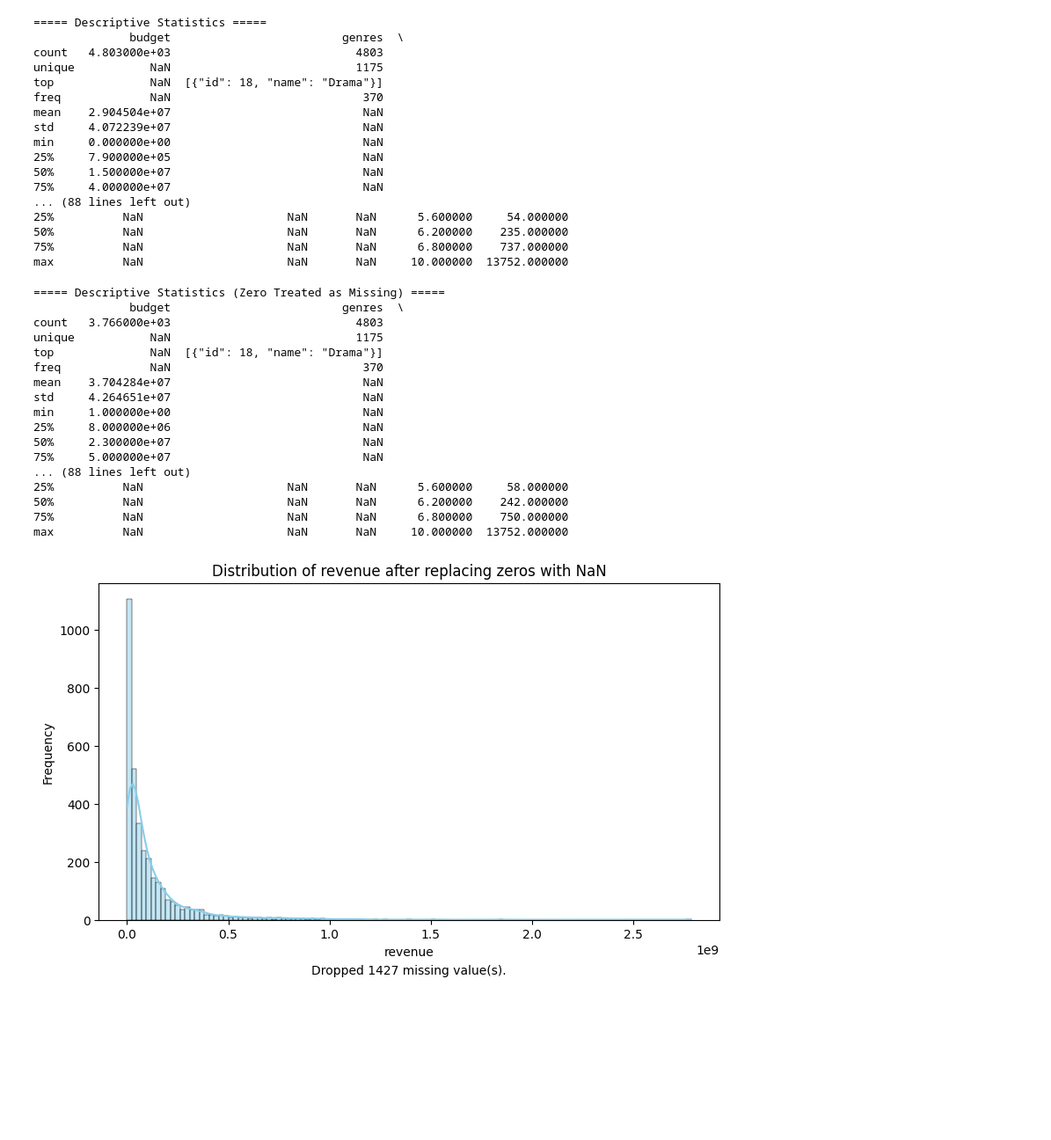
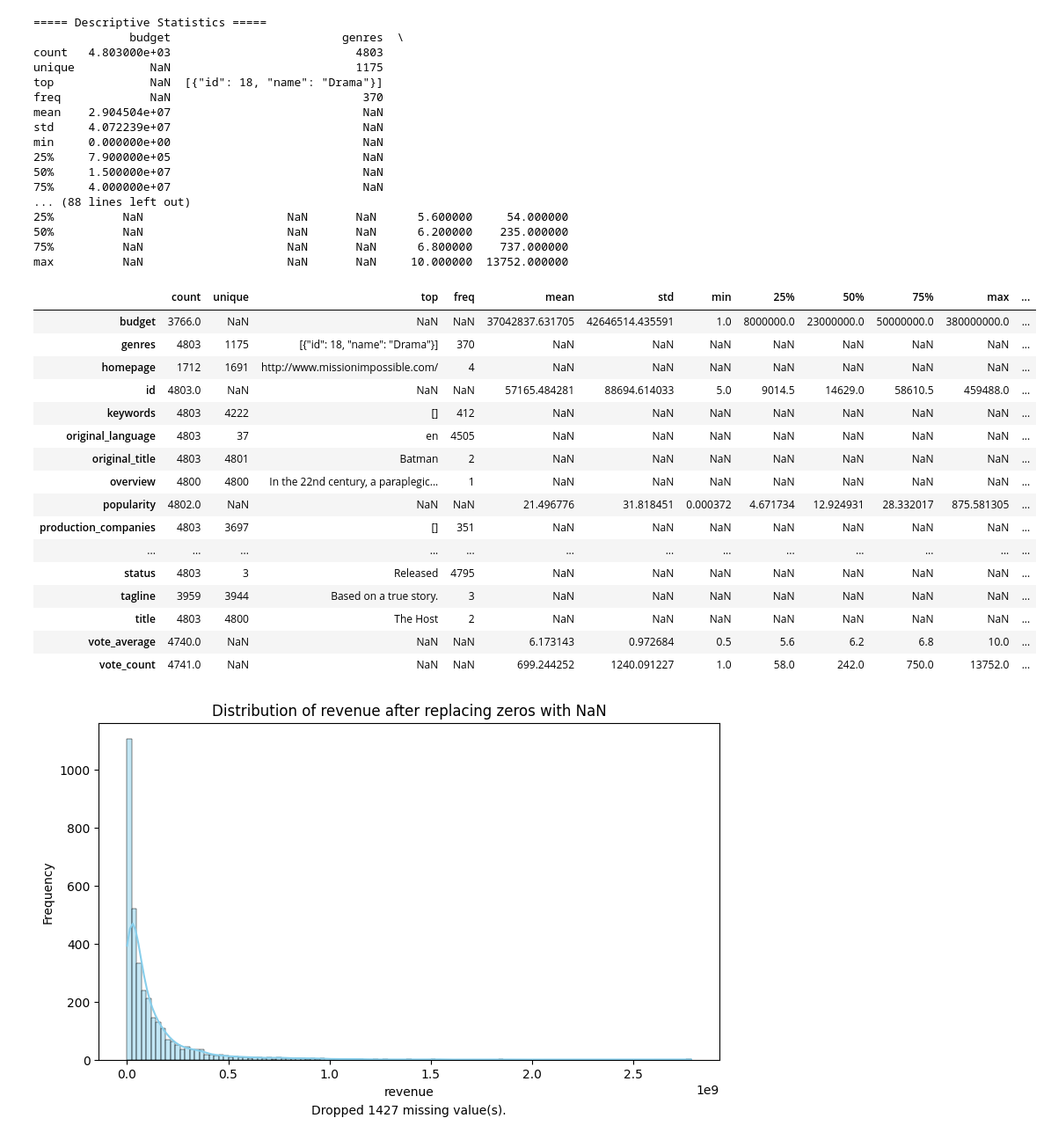
Before and after one commit to gem733/d100project, a Jupyter notebook: eda_cleaning.ipynb, the cells around one changed output. Shown at 88% size. Cells and saved outputs as stored; diff of their text form; code cells hidden in the pictures; blank space fills up the shorter version.

```diff
--- a/eda_cleaning.ipynb
+++ b/eda_cleaning.ipynb
@@ -53,32 +53,32 @@ min     0.000000e+00                            NaN
 75%          NaN                     NaN       NaN      6.800000    737.000000
 max          NaN                     NaN       NaN     10.000000  13752.000000
 # %%
-from d100project.eda._descript_stats_without_zeros import descript_stats_without_zeros
+from d100project.eda._descriptive_stats_table import descriptive_stats_table
 from d100project.data._load_data import load_data
 
 # Load the dataset
 df = load_data()
 
 # Display column names and the data types of each column
-descript_stats_without_zeros(df)
+descriptive_stats_table(df)
 # %% [output]
-===== Descriptive Statistics (Zero Treated as Missing) =====
-              budget                         genres  \
-count   3.766000e+03                           4803
-unique           NaN                           1175
-top              NaN  [{"id": 18, "name": "Drama"}]
-freq             NaN                            370
-mean    3.704284e+07                            NaN
-std     4.264651e+07                            NaN
-min     1.000000e+00                            NaN
-25%     8.000000e+06                            NaN
-50%     2.300000e+07                            NaN
-75%     5.000000e+07                            NaN
-... (88 lines left out)
-25%          NaN                     NaN       NaN      5.600000     58.000000
-50%          NaN                     NaN       NaN      6.200000    242.000000
-75%          NaN                     NaN       NaN      6.800000    750.000000
-max          NaN                     NaN       NaN     10.000000  13752.000000
+|  | count | unique | top | freq | mean | std | min | 25% | 50% | 75% | max | ... |
+| budget | 3766.0 | NaN | NaN | NaN | 37042837.631705 | 42646514.435591 | 1.0 | 8000000.0 | 23000000.0 | 50000000.0 | 380000000.0 | ... |
+| genres | 4803 | 1175 | [{"id": 18, "name": "Drama"}] | 370 | NaN | NaN | NaN | NaN | NaN | NaN | NaN | ... |
+| homepage | 1712 | 1691 | http://www.missionimpossible.com/ | 4 | NaN | NaN | NaN | NaN | NaN | NaN | NaN | ... |
+| id | 4803.0 | NaN | NaN | NaN | 57165.484281 | 88694.614033 | 5.0 | 9014.5 | 14629.0 | 58610.5 | 459488.0 | ... |
+| keywords | 4803 | 4222 | [] | 412 | NaN | NaN | NaN | NaN | NaN | NaN | NaN | ... |
+| original_language | 4803 | 37 | en | 4505 | NaN | NaN | NaN | NaN | NaN | NaN | NaN | ... |
+| original_title | 4803 | 4801 | Batman | 2 | NaN | NaN | NaN | NaN | NaN | NaN | NaN | ... |
+| overview | 4800 | 4800 | In the 22nd century, a paraplegic... | 1 | NaN | NaN | NaN | NaN | NaN | NaN | NaN | ... |
+| popularity | 4802.0 | NaN | NaN | NaN | 21.496776 | 31.818451 | 0.000372 | 4.671734 | 12.924931 | 28.332017 | 875.581305 | ... |
+| production_companies | 4803 | 3697 | [] | 351 | NaN | NaN | NaN | NaN | NaN | NaN | NaN | ... |
+| ... | ... | ... | ... | ... | ... | ... | ... | ... | ... | ... | ... | ... |
+| status | 4803 | 3 | Released | 4795 | NaN | NaN | NaN | NaN | NaN | NaN | NaN | ... |
+| tagline | 3959 | 3944 | Based on a true story. | 3 | NaN | NaN | NaN | NaN | NaN | NaN | NaN | ... |
+| title | 4803 | 4800 | The Host | 2 | NaN | NaN | NaN | NaN | NaN | NaN | NaN | ... |
+| vote_average | 4740.0 | NaN | NaN | NaN | 6.173143 | 0.972684 | 0.5 | 5.6 | 6.2 | 6.8 | 10.0 | ... |
+| vote_count | 4741.0 | NaN | NaN | NaN | 699.244252 | 1240.091227 | 1.0 | 58.0 | 242.0 | 750.0 | 13752.0 | ... |
 # %%
 from d100project.eda._plot_hist_replace_zeros import plot_hist_replace_zeros
 from d100project.data._load_data import load_data
```
Also changed, not shown: 3 other files.
